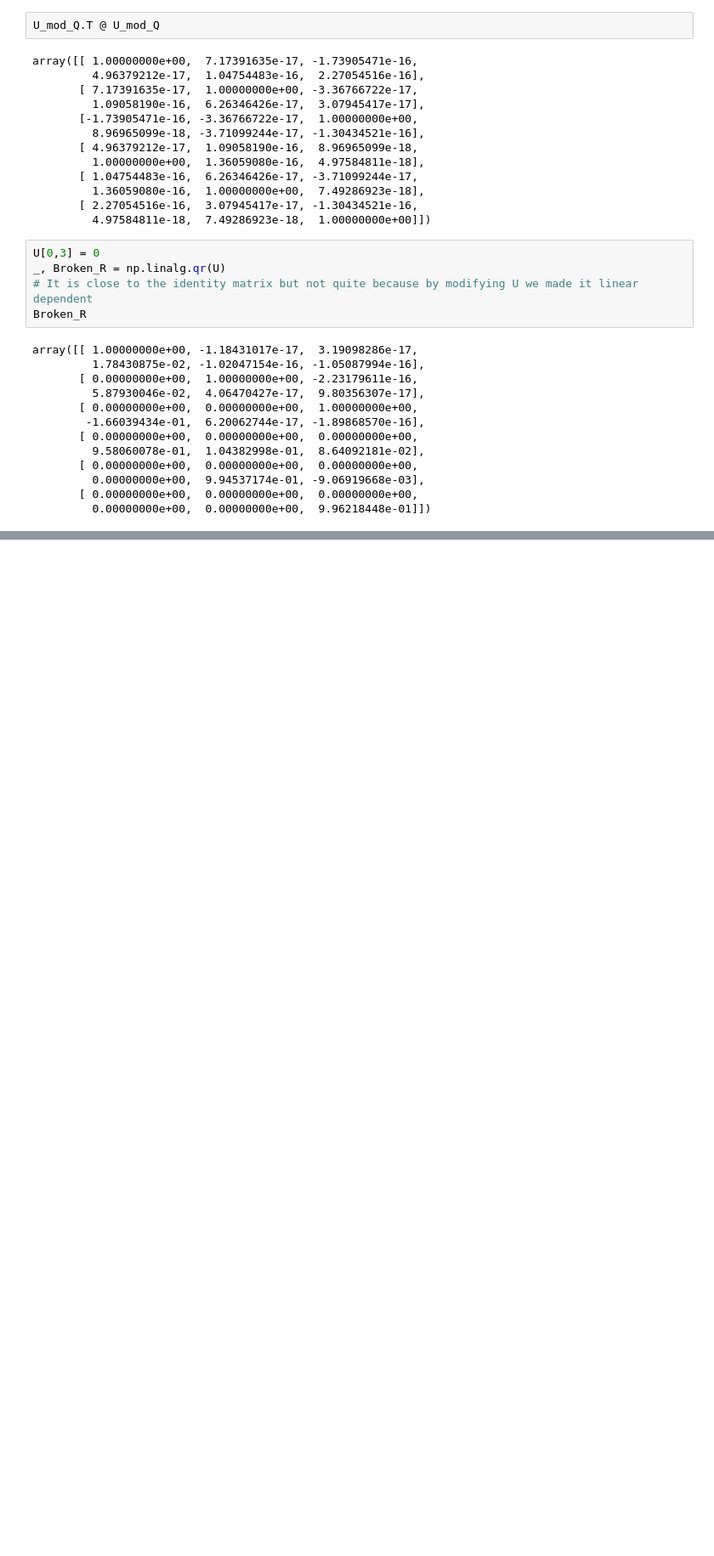
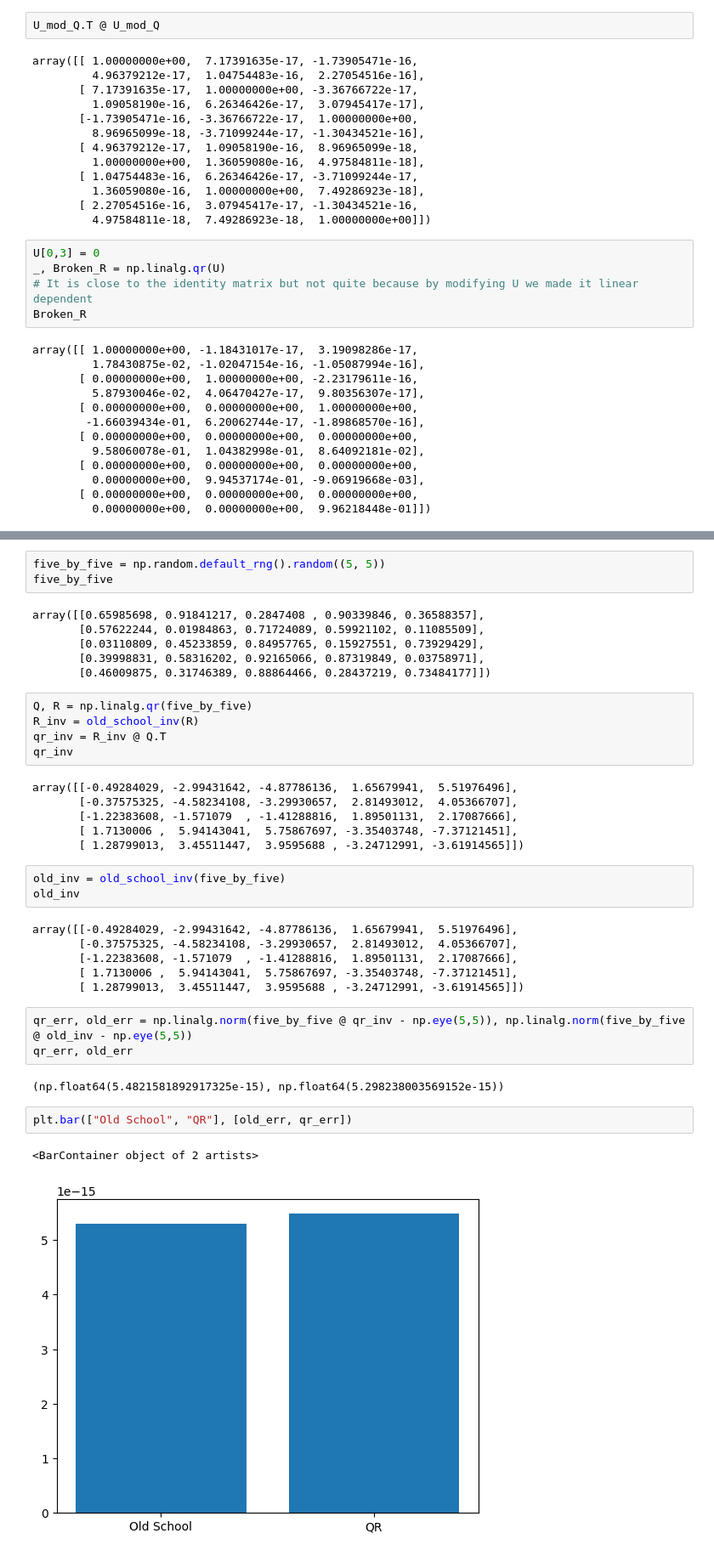
Before and after one commit to Amertz08/python-learnings, a Jupyter notebook: practical-linear-algebra/ch9_exercises.ipynb, the cells around one changed output, grey strips where cells are left out. Shown at 85% size. Drawn from its saved outputs; the diff is of its cells as text; blank space fills up the shorter version.

```diff
--- a/practical-linear-algebra/ch9_exercises.ipynb
+++ b/practical-linear-algebra/ch9_exercises.ipynb
@@ -157,0 +187,39 @@ array([[ 1.00000000e+00, -1.18431017e-17,  3.19098286e-17,
+# %%
+five_by_five = np.random.default_rng().random((5, 5))
+five_by_five
+# %% [output]
+array([[0.65985698, 0.91841217, 0.2847408 , 0.90339846, 0.36588357],
+       [0.57622244, 0.01984863, 0.71724089, 0.59921102, 0.11085509],
+       [0.03110809, 0.45233859, 0.84957765, 0.15927551, 0.73929429],
+       [0.39998831, 0.58316202, 0.92165066, 0.87319849, 0.03758971],
+       [0.46009875, 0.31746389, 0.88864466, 0.28437219, 0.73484177]])
+# %%
+Q, R = np.linalg.qr(five_by_five)
+R_inv = old_school_inv(R)
+qr_inv = R_inv @ Q.T
+qr_inv
+# %% [output]
+array([[-0.49284029, -2.99431642, -4.87786136,  1.65679941,  5.51976496],
+       [-0.37575325, -4.58234108, -3.29930657,  2.81493012,  4.05366707],
+       [-1.22383608, -1.571079  , -1.41288816,  1.89501131,  2.17087666],
+       [ 1.7130006 ,  5.94143041,  5.75867697, -3.35403748, -7.37121451],
+       [ 1.28799013,  3.45511447,  3.9595688 , -3.24712991, -3.61914565]])
+# %%
+old_inv = old_school_inv(five_by_five)
+old_inv
+# %% [output]
+array([[-0.49284029, -2.99431642, -4.87786136,  1.65679941,  5.51976496],
+       [-0.37575325, -4.58234108, -3.29930657,  2.81493012,  4.05366707],
+       [-1.22383608, -1.571079  , -1.41288816,  1.89501131,  2.17087666],
+       [ 1.7130006 ,  5.94143041,  5.75867697, -3.35403748, -7.37121451],
+       [ 1.28799013,  3.45511447,  3.9595688 , -3.24712991, -3.61914565]])
+# %%
+qr_err, old_err = np.linalg.norm(five_by_five @ qr_inv - np.eye(5,5)), np.linalg.norm(five_by_five @ old_inv - np.eye(5,5))
+qr_err, old_err
+# %% [output]
+(np.float64(5.4821581892917325e-15), np.float64(5.298238003569152e-15))
+# %%
+plt.bar(["Old School", "QR"], [old_err, qr_err])
+# %% [output]
+<BarContainer object of 2 artists>
+[figure, added]
```
Also changed, not shown: parts of 19 cells of this notebook.
